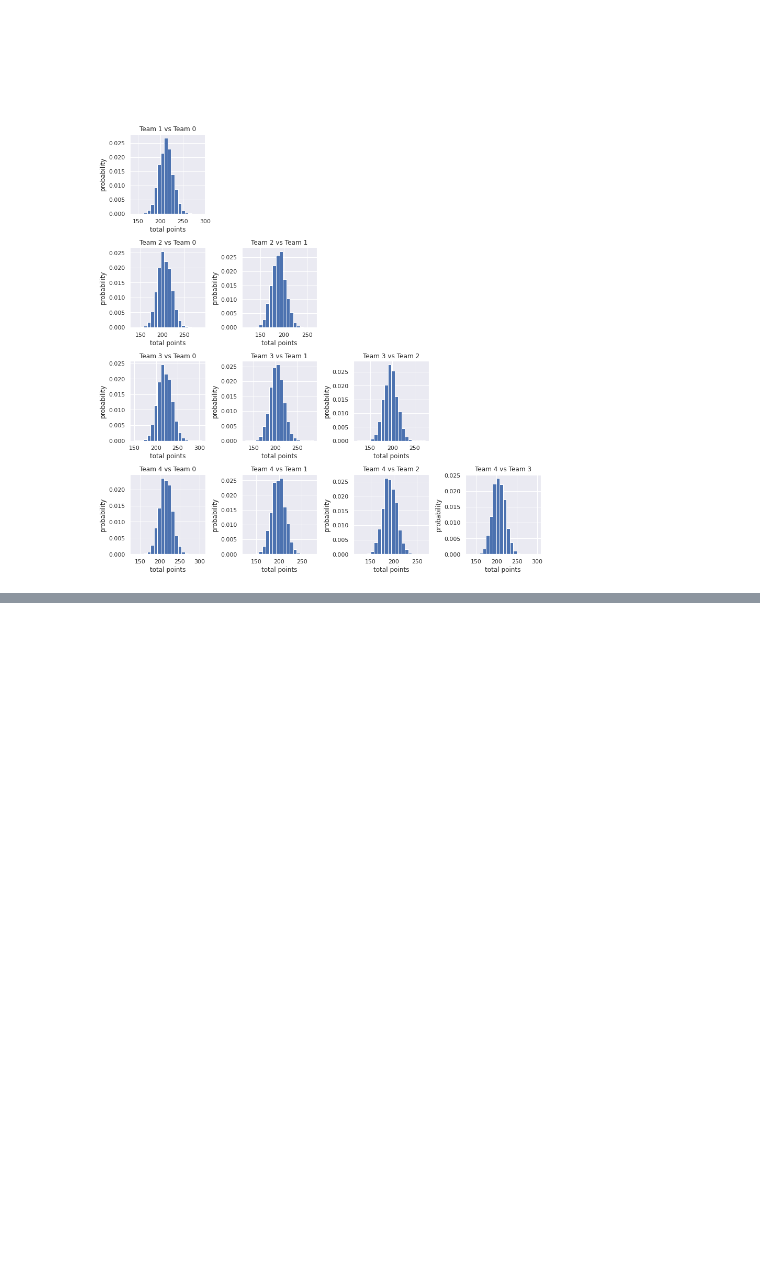
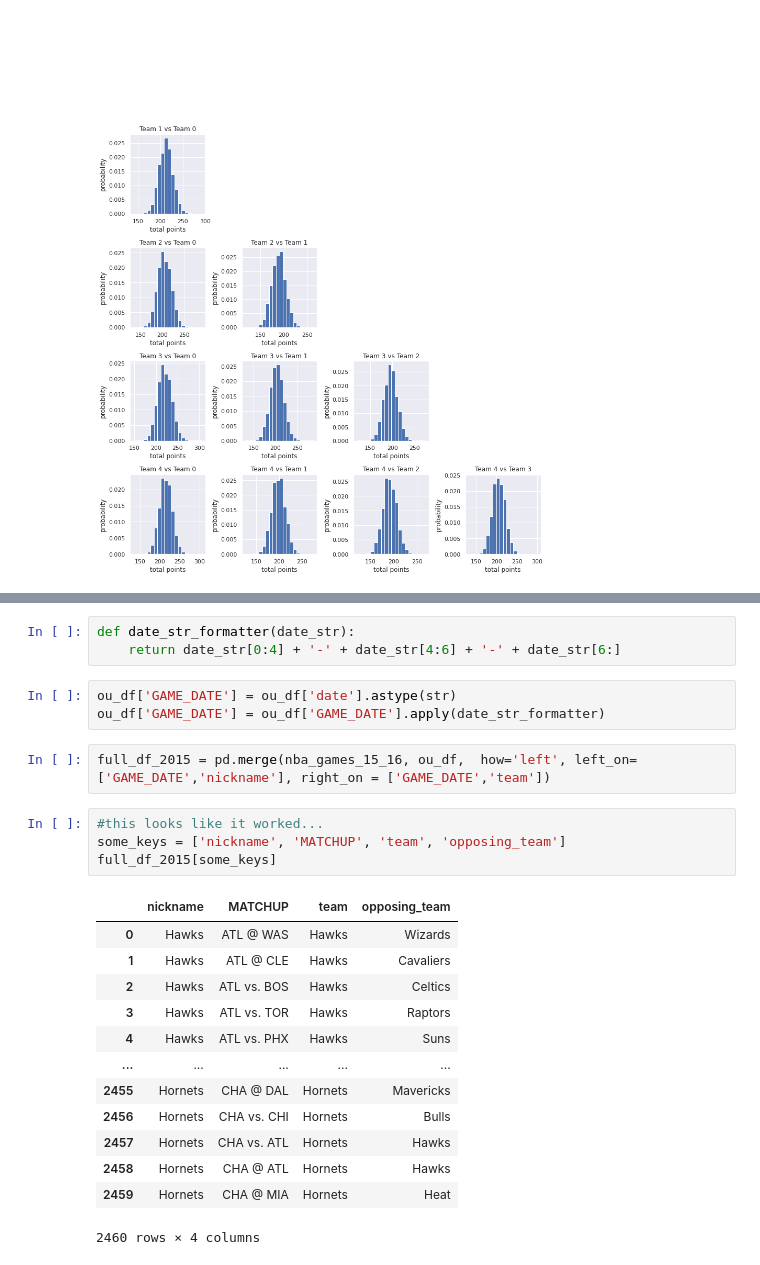
Before and after one commit to erdos2020nbaou/nba_ou_jam, a Jupyter notebook: Bayes/NBA_Jam_Bayes_New.ipynb, the cells around one changed output, grey strips where cells are left out. Saved outputs shown, nothing was run; the diff lists cells and outputs as text; blank space fills up the shorter version.

```diff
--- a/Bayes/NBA_Jam_Bayes_New.ipynb
+++ b/Bayes/NBA_Jam_Bayes_New.ipynb
@@ -509,0 +532,26 @@ plt.show()
+# %%
+def date_str_formatter(date_str):
+    return date_str[0:4] + '-' + date_str[4:6] + '-' + date_str[6:]
+# %%
+ou_df['GAME_DATE'] = ou_df['date'].astype(str)
+ou_df['GAME_DATE'] = ou_df['GAME_DATE'].apply(date_str_formatter)
+# %%
+full_df_2015 = pd.merge(nba_games_15_16, ou_df,  how='left', left_on=['GAME_DATE','nickname'], right_on = ['GAME_DATE','team'])
+# %%
+#this looks like it worked...
+some_keys = ['nickname', 'MATCHUP', 'team', 'opposing_team']
+full_df_2015[some_keys]
+# %% [output]
+|  | nickname | MATCHUP | team | opposing_team |
+| 0 | Hawks | ATL @ WAS | Hawks | Wizards |
+| 1 | Hawks | ATL @ CLE | Hawks | Cavaliers |
+| 2 | Hawks | ATL vs. BOS | Hawks | Celtics |
+| 3 | Hawks | ATL vs. TOR | Hawks | Raptors |
+| 4 | Hawks | ATL vs. PHX | Hawks | Suns |
+| ... | ... | ... | ... | ... |
+| 2455 | Hornets | CHA @ DAL | Hornets | Mavericks |
+| 2456 | Hornets | CHA vs. CHI | Hornets | Bulls |
+| 2457 | Hornets | CHA vs. ATL | Hornets | Hawks |
+| 2458 | Hornets | CHA @ ATL | Hornets | Hawks |
+| 2459 | Hornets | CHA @ MIA | Hornets | Heat |
+2460 rows × 4 columns
```
Also changed, not shown: parts of 5 cells of this notebook.
